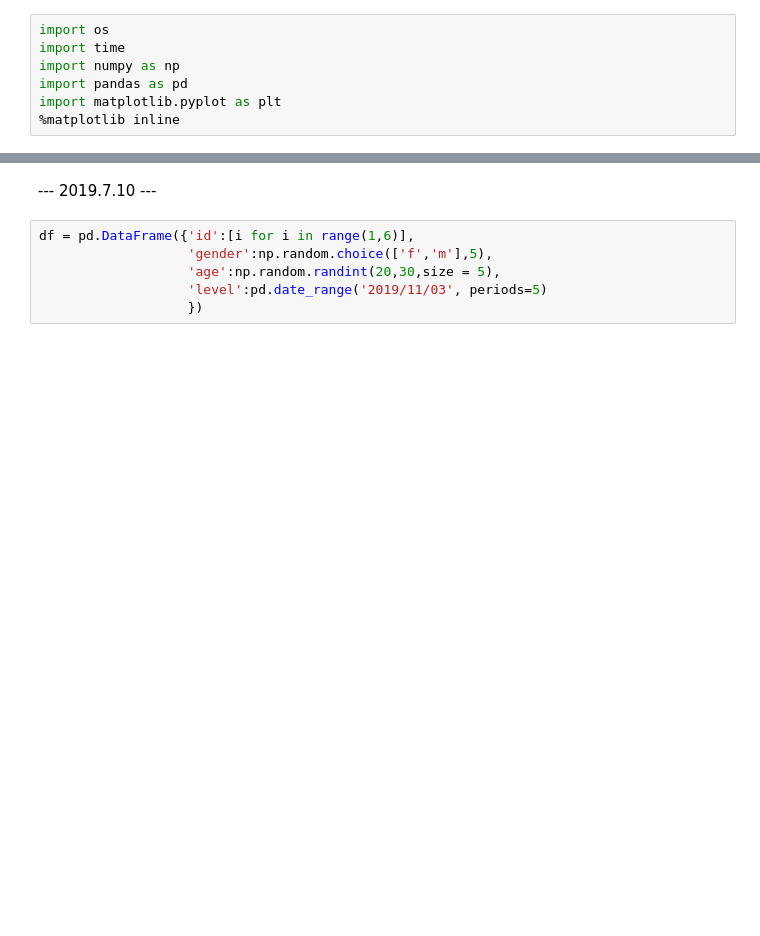
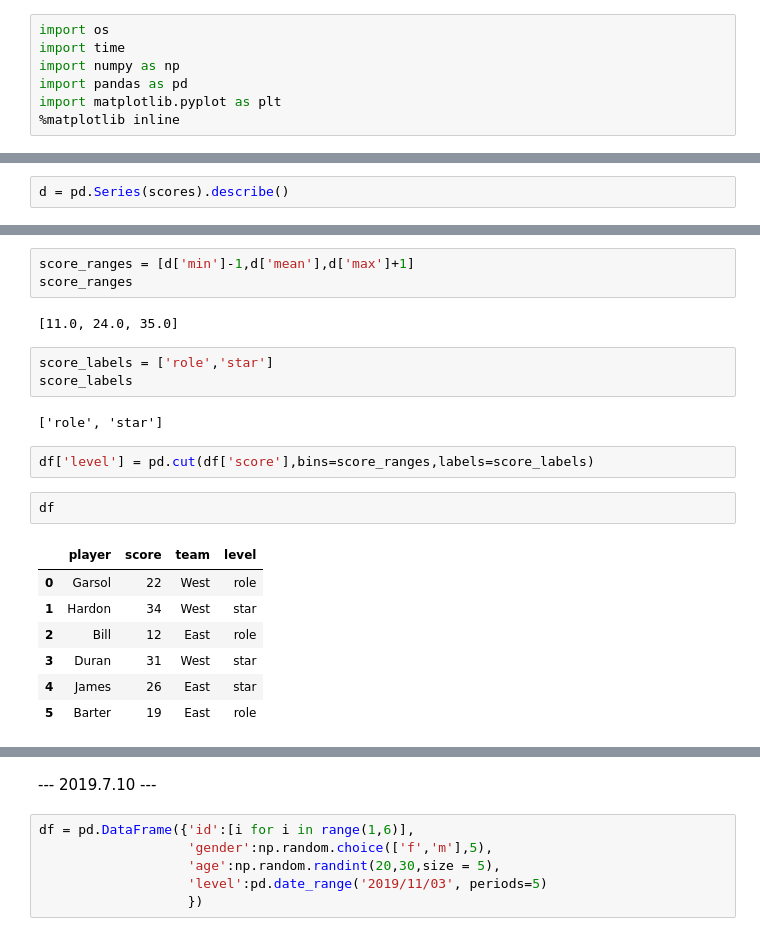
Before and after one commit to junzhu-github/jupyter_code, a Jupyter notebook: ipynb/tempt_notebook.ipynb, the cells around one changed output, grey strips where cells are left out. Saved outputs shown, nothing was run; the diff lists cells and outputs as text; blank space fills up the shorter version.

```diff
--- a/ipynb/tempt_notebook.ipynb
+++ b/ipynb/tempt_notebook.ipynb
@@ -7,0 +570,2 @@ import matplotlib.pyplot as plt
+# %%
+d = pd.Series(scores).describe()
@@ -7,0 +584,22 @@ import matplotlib.pyplot as plt
+# %%
+score_ranges = [d['min']-1,d['mean'],d['max']+1]
+score_ranges
+# %% [output]
+[11.0, 24.0, 35.0]
+# %%
+score_labels = ['role','star']
+score_labels
+# %% [output]
+['role', 'star']
+# %%
+df['level'] = pd.cut(df['score'],bins=score_ranges,labels=score_labels)
+# %%
+df
+# %% [output]
+|  | player | score | team | level |
+| 0 | Garsol | 22 | West | role |
+| 1 | Hardon | 34 | West | star |
+| 2 | Bill | 12 | East | role |
+| 3 | Duran | 31 | West | star |
+| 4 | James | 26 | East | star |
+| 5 | Barter | 19 | East | role |
```
Also changed, not shown: parts of 105 cells of this notebook, 3 other files.
